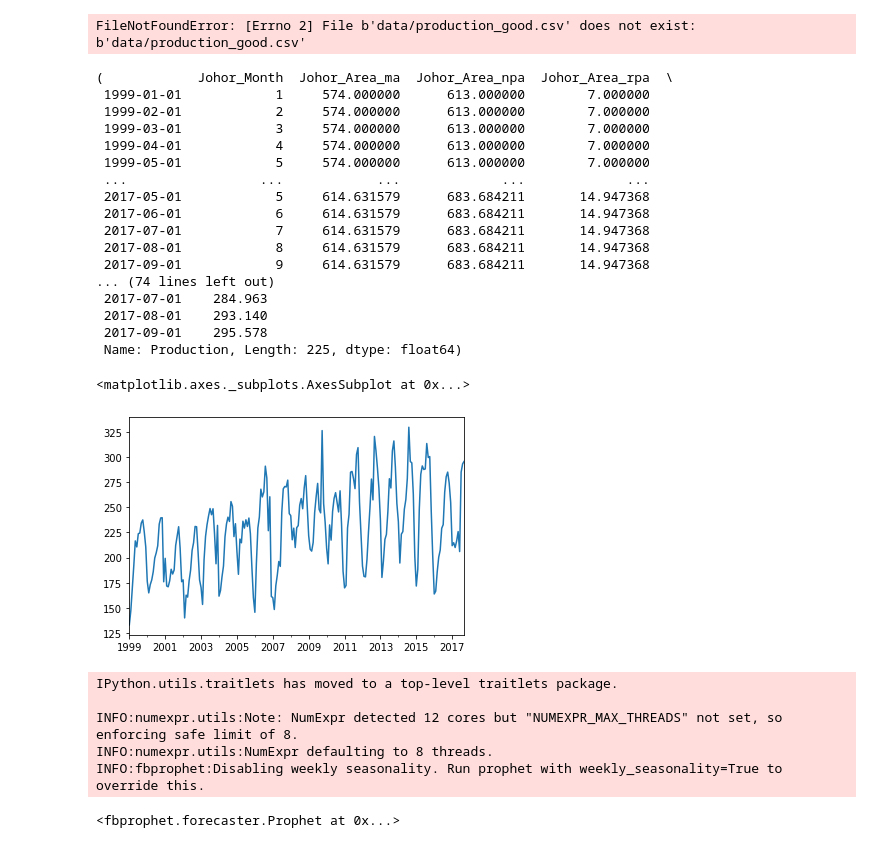
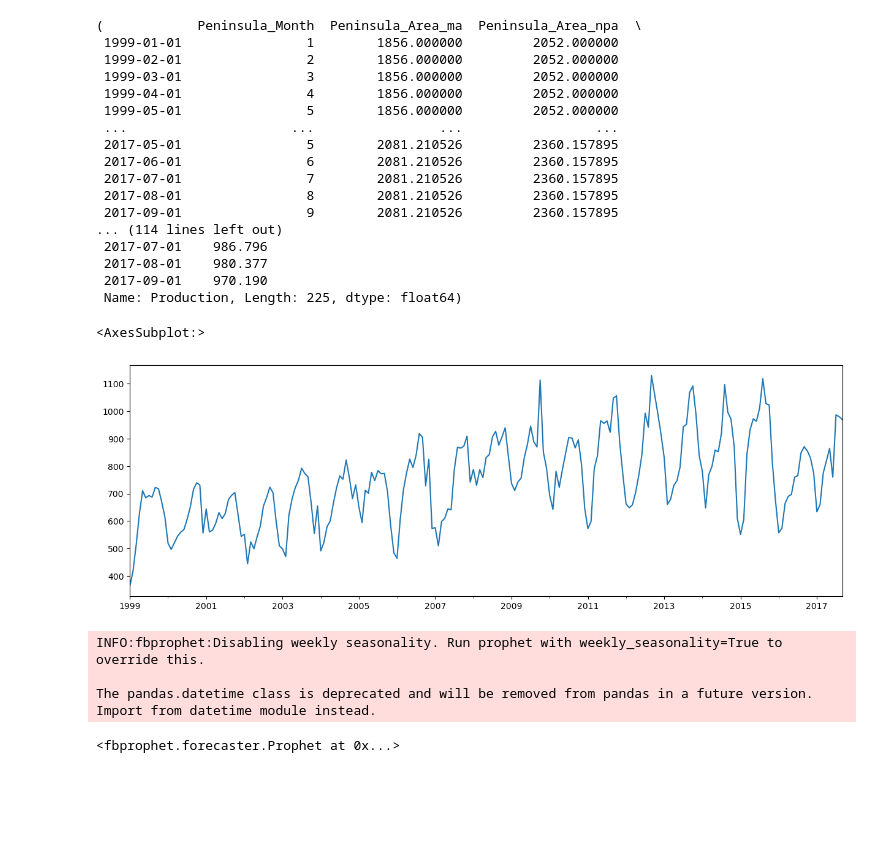
Before and after one commit to Myralllka/UCU_prognostication, a Jupyter notebook: dl_fb/fbprophet.ipynb, the cells around one changed output. Saved outputs shown, nothing was run; the diff lists cells and outputs as text; code cells hidden in the pictures; blank space fills up the shorter version.

```diff
--- a/dl_fb/fbprophet.ipynb
+++ b/dl_fb/fbprophet.ipynb
@@ -19,11 +19,9 @@ REGIONS = [['JH', 'Johor', 'JH'],
            ['SBH', 'Sabah', 'SBH'],
            ['SWK', 'Sarawak', 'SWK']]
 # %%
-production = pd.read_csv('data/production_good.csv')
-rainfall = pd.read_csv('data/rainfall_good.csv')
-area = pd.read_csv('data/area_good.csv')
+production = pd.read_csv('../palm_data/production_good.csv')
+rainfall = pd.read_csv('../palm_data/rainfall_good.csv')
+area = pd.read_csv('../palm_data/area_good.csv')
-# %% [output]
-FileNotFoundError: [Errno 2] File b'data/production_good.csv' does not exist: b'data/production_good.csv'
 # %%
 RAINFALL_LAGS = [6, 7, 8, 9, 10, 11, 12]
 PRODUCTION_LAGS = [6, 7, 8, 9, 10, 11, 12]
@@ -75,28 +73,28 @@ def process_data(production, rainfall, area, REGIONS, PRODUCTION_LAGS, RAINFALL_
     return output
 # %%
 DATA = process_data(production, rainfall, area, REGIONS, PRODUCTION_LAGS, RAINFALL_LAGS)
-DATA['Johor']
+DATA['Peninsula']
 # %% [output]
-(            Johor_Month  Johor_Area_ma  Johor_Area_npa  Johor_Area_rpa  \
- 1999-01-01            1     574.000000      613.000000        7.000000
- 1999-02-01            2     574.000000      613.000000        7.000000
- 1999-03-01            3     574.000000      613.000000        7.000000
- 1999-04-01            4     574.000000      613.000000        7.000000
- 1999-05-01            5     574.000000      613.000000        7.000000
- ...                 ...            ...             ...             ...
- 2017-05-01            5     614.631579      683.684211       14.947368
- 2017-06-01            6     614.631579      683.684211       14.947368
- 2017-07-01            7     614.631579      683.684211       14.947368
- 2017-08-01            8     614.631579      683.684211       14.947368
- 2017-09-01            9     614.631579      683.684211       14.947368
-... (74 lines left out)
- 2017-07-01    284.963
- 2017-08-01    293.140
- 2017-09-01    295.578
+(            Peninsula_Month  Peninsula_Area_ma  Peninsula_Area_npa  \
+ 1999-01-01                1        1856.000000         2052.000000
+ 1999-02-01                2        1856.000000         2052.000000
+ 1999-03-01                3        1856.000000         2052.000000
+ 1999-04-01                4        1856.000000         2052.000000
+ 1999-05-01                5        1856.000000         2052.000000
+ ...                     ...                ...                 ...
+ 2017-05-01                5        2081.210526         2360.157895
+ 2017-06-01                6        2081.210526         2360.157895
+ 2017-07-01                7        2081.210526         2360.157895
+ 2017-08-01                8        2081.210526         2360.157895
+ 2017-09-01                9        2081.210526         2360.157895
+... (114 lines left out)
+ 2017-07-01    986.796
+ 2017-08-01    980.377
+ 2017-09-01    970.190
  Name: Production, Length: 225, dtype: float64)
 # %%
-ts = DATA['Johor'][1]
+ts = DATA['Peninsula'][1]
 ts.plot()
 # %% [output]
-<matplotlib.axes._subplots.AxesSubplot at 0x...>
+<AxesSubplot:>
-[figure, old version]
+[figure, new version]
@@ -103,15 +113,4 @@ ts.plot()
 # %%
-from fbprophet import Prophet
-
-m = Prophet(seasonality_mode='multiplicative',
-            growth='logistic',
-            yearly_seasonality=True,
-            daily_seasonality=True)
-
-m.add_country_holidays(country_name='US')
-m.add_seasonality(name='monthly', period=4, fourier_order=5)
-
-val_interval = 6
 
 train_index = ts.index[:-6]
 test_index = ts.index[-6:]
@@ -131,11 +130,9 @@ ptrain['cap'] = ptrain['y'].max() + (ptrain['y'].max() *0.2)
 
 m.fit(ptrain)
 # %% [output]
-IPython.utils.traitlets has moved to a top-level traitlets package.
+INFO:fbprophet:Disabling weekly seasonality. Run prophet with weekly_seasonality=True to override this.
 
-INFO:numexpr.utils:Note: NumExpr detected 12 cores but "NUMEXPR_MAX_THREADS" not set, so enforcing safe limit of 8.
-INFO:numexpr.utils:NumExpr defaulting to 8 threads.
-INFO:fbprophet:Disabling weekly seasonality. Run prophet with weekly_seasonality=True to override this.
+The pandas.datetime class is deprecated and will be removed from pandas in a future version. Import from datetime module instead.
 <fbprophet.forecaster.Prophet at 0x...>
 # %%
 future = m.make_future_dataframe(periods=val_interval, include_history=True, freq="m")
```
Also changed, not shown: parts of 6 cells of this notebook, 9 other files.
